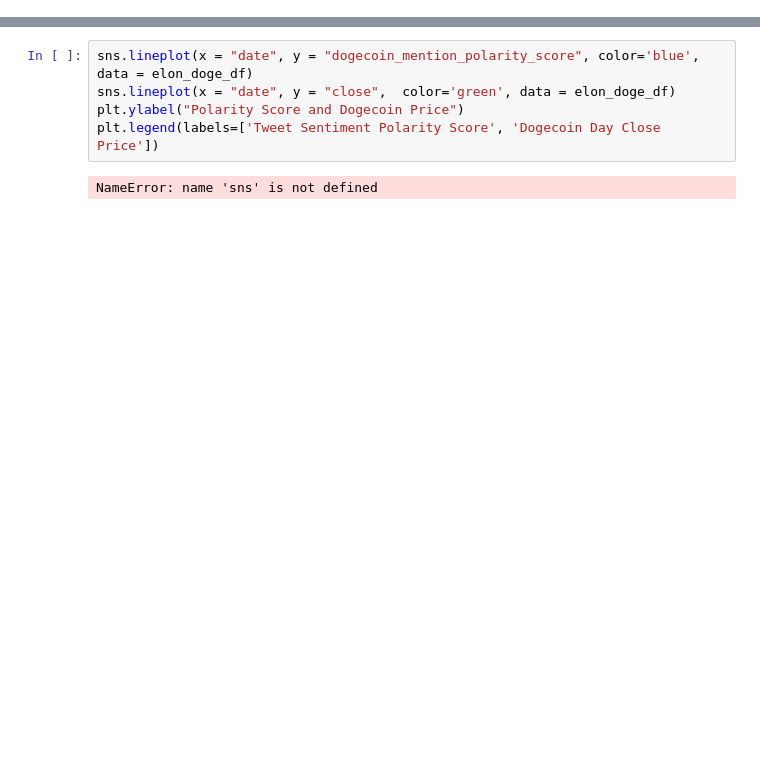
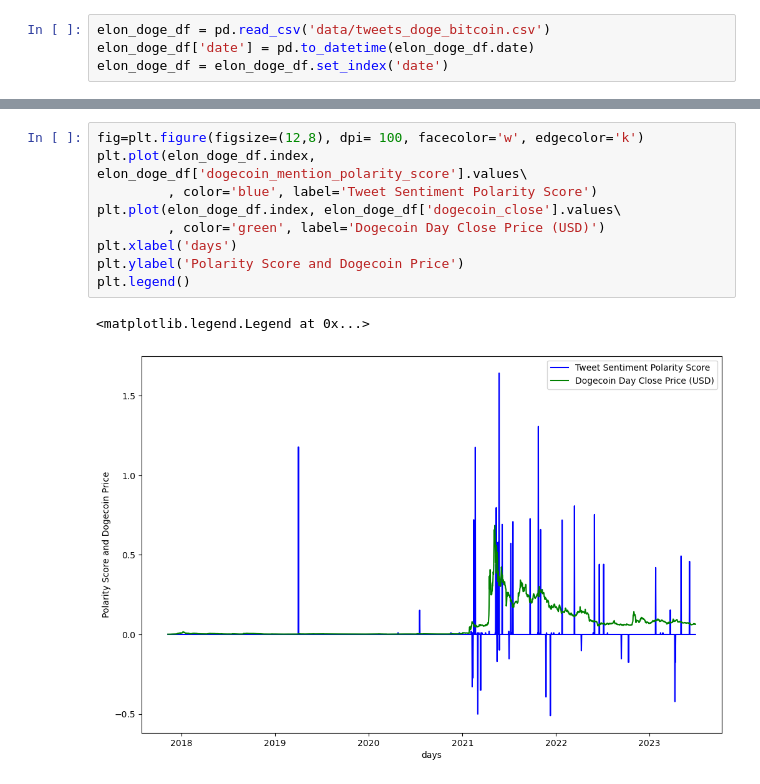
Before and after one commit to gilmar/musk_dogecoin_analysis, a Jupyter notebook: musk_dogecoin.ipynb, the cells around one changed output, grey strips where cells are left out. Saved outputs shown, nothing was run; the diff lists cells and outputs as text; blank space fills up the shorter version.

```diff
--- a/musk_dogecoin.ipynb
+++ b/musk_dogecoin.ipynb
@@ -7,0 +38,4 @@ import seaborn as sns
+# %%
+elon_doge_df = pd.read_csv('data/tweets_doge_bitcoin.csv')
+elon_doge_df['date'] = pd.to_datetime(elon_doge_df.date)
+elon_doge_df = elon_doge_df.set_index('date')
@@ -8,8 +62,13 @@ import seaborn as sns
 # %%
-sns.lineplot(x = "date", y = "dogecoin_mention_polarity_score", color='blue', data = elon_doge_df)
-sns.lineplot(x = "date", y = "close",  color='green', data = elon_doge_df)
-plt.ylabel("Polarity Score and Dogecoin Price")
-plt.legend(labels=['Tweet Sentiment Polarity Score', 'Dogecoin Day Close Price'])
+fig=plt.figure(figsize=(12,8), dpi= 100, facecolor='w', edgecolor='k')
+plt.plot(elon_doge_df.index, elon_doge_df['dogecoin_mention_polarity_score'].values\
+         , color='blue', label='Tweet Sentiment Polarity Score')
+plt.plot(elon_doge_df.index, elon_doge_df['dogecoin_close'].values\
+         , color='green', label='Dogecoin Day Close Price (USD)')
+plt.xlabel('days')
+plt.ylabel('Polarity Score and Dogecoin Price')
+plt.legend()
 # %% [output]
-NameError: name 'sns' is not defined
+<matplotlib.legend.Legend at 0x...>
+[figure, added]
 # %%
```
Also changed, not shown: parts of 25 cells of this notebook, 1 other file.
